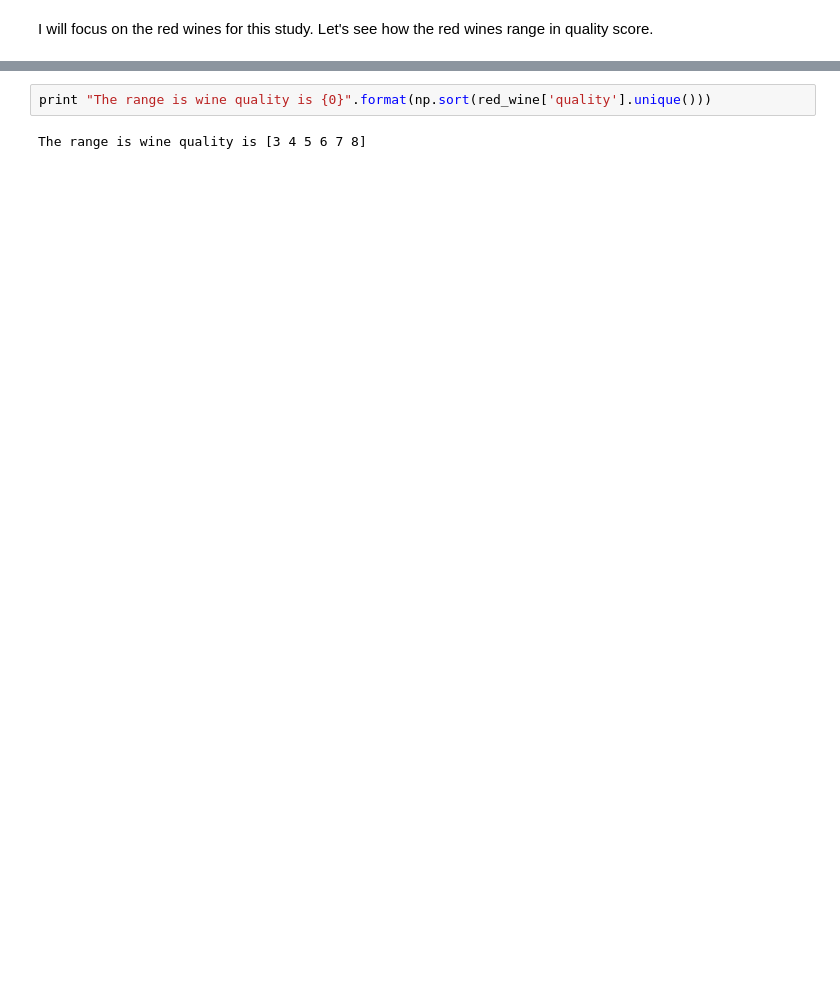
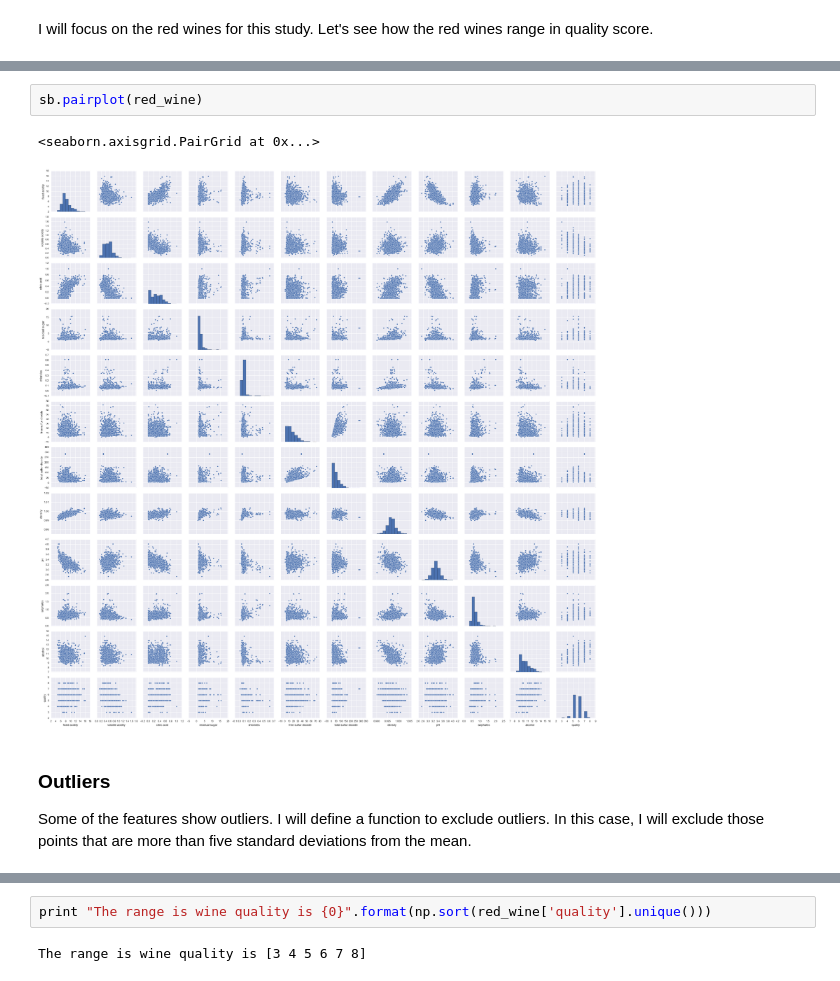
Before and after one commit to PythonWorkshop/intro-to-tensorflow, a Jupyter notebook: Wine-Quality/Wine Quality.ipynb, the cells around one changed output, grey strips where cells are left out. Saved outputs shown, nothing was run; the diff lists cells and outputs as text; blank space fills up the shorter version.

```diff
--- a/Wine-Quality/Wine Quality.ipynb
+++ b/Wine-Quality/Wine Quality.ipynb
@@ -24,0 +60,8 @@ I will focus on the red wines for this study. Let's see how the red wines range
+# %%
+sb.pairplot(red_wine)
+# %% [output]
+<seaborn.axisgrid.PairGrid at 0x...>
+[figure, added]
+# %% [markdown]
+### Outliers
+Some of the features show outliers. I will define a function to exclude outliers. In this case, I will exclude those points that are more than five standard deviations from the mean.
```
Also changed, not shown: parts of 51 cells of this notebook.
